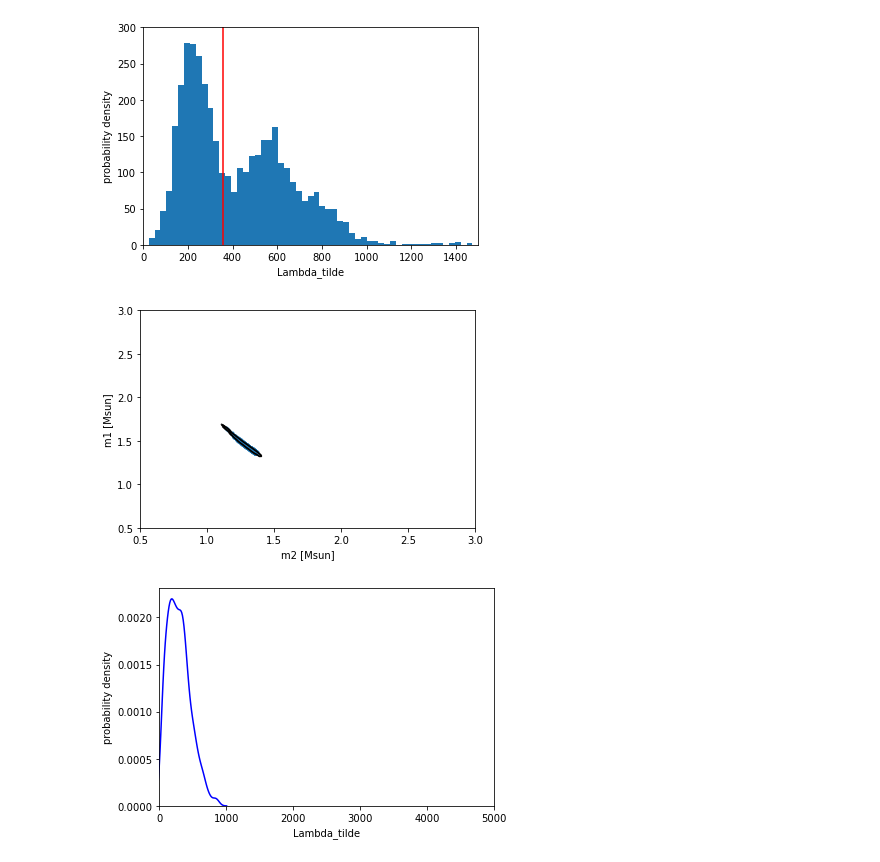
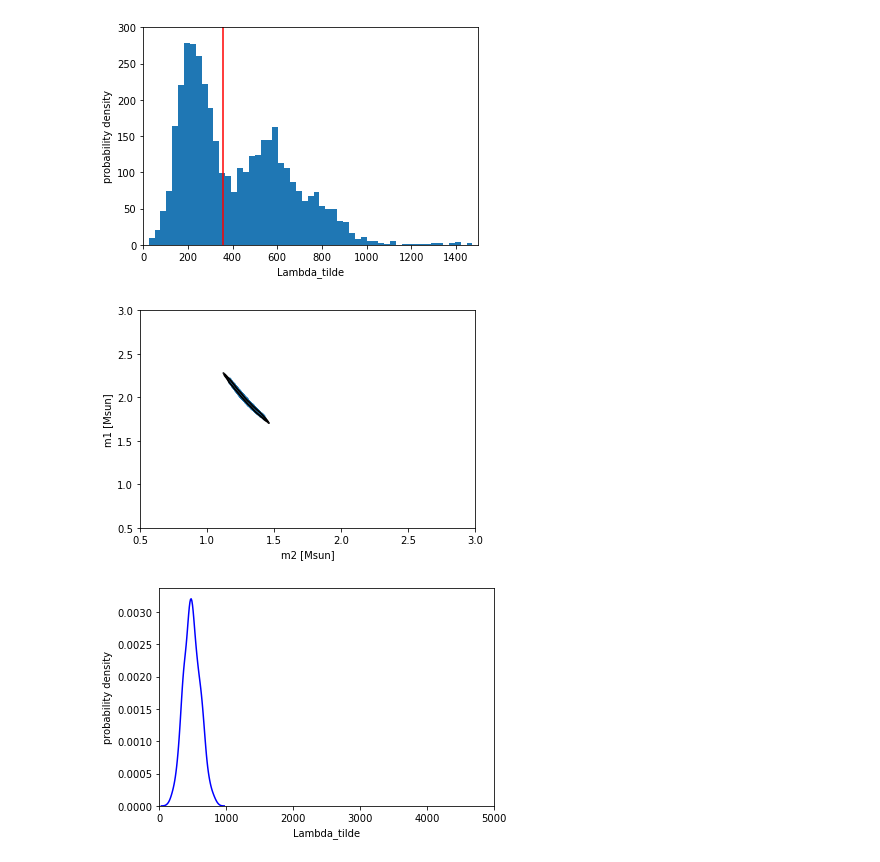
Before and after one commit to landryp/twin-stars, a Jupyter notebook: Simulated_BNS_Samples.ipynb, the cells around one changed output. Saved outputs shown, nothing was run; the diff lists cells and outputs as text; code cells hidden in the pictures.

```diff
--- a/Simulated_BNS_Samples.ipynb
+++ b/Simulated_BNS_Samples.ipynb
@@ -16,9 +16,10 @@ Msol = 1.99e33
 # user input
 
 SCENARIO = '3G' # O4, O5, 3G
-SCENARIOTAG = '' # can add y2, w1, m1 tags to make O5y2 or 3Gw1, 3Gm1
+SCENARIOTAG = 'm1' # can add y2, w1, m1 tags to make O5y2 or 3Gw1, 3Gm1
 
-POPMOD = 'bimod'
+POPMOD = 'unif'
+EOS = 'DBHF3504'
 
 npop = {'O4': 4, 'O5': 17, 'O5y2': 34, '3Gw1': 112, '3Gm1': 485, '3G': 5823}[SCENARIO+SCENARIOTAG] # number of events in population
 nsamps = 1000 # number of samples per event
@@ -196,22 +195,22 @@ outfile.close()
 # %%
 # plot one set of samples to see what they look like
 
-if noise == 0.: bnsdat = np.genfromtxt('./dat/zeronoise_{0}_{1}_BNS_DBHF2010/BNS_0.csv'.format(SCENARIO+SCENARIOTAG,POPMOD),names=True,delimiter=',',dtype=None,encoding=None)
-else: bnsdat = np.genfromtxt('./dat/{0}_{1}_BNS_DBHF2010/BNS_0.csv'.format(SCENARIO+SCENARIOTAG,POPMOD),names=True,delimiter=',',dtype=None,encoding=None)
+if noise == 0.: bnsdat = np.genfromtxt('./dat/zeronoise_{0}_{1}_BNS_{2}/BNS_0.csv'.format(SCENARIO+SCENARIOTAG,POPMOD,EOS),names=True,delimiter=',',dtype=None,encoding=None)
+else: bnsdat = np.genfromtxt('./dat/{0}_{1}_BNS_{2}/BNS_0.csv'.format(SCENARIO+SCENARIOTAG,POPMOD,EOS),names=True,delimiter=',',dtype=None,encoding=None)
 
 sns.kdeplot(bnsdat['m2'],bnsdat['m1'],levels=[0.1,0.5],color='k')
 plt.scatter(bnsdat['m2'],bnsdat['m1'],marker='.')
 plt.xlim(0.5,3.)
 plt.ylim(0.5,3.)
 plt.xlabel('m2 [Msun]')
 plt.ylabel('m1 [Msun]')
 plt.show()
 
 sns.kdeplot(lambdatilde(bnsdat['Lambda1'],bnsdat['Lambda2'],bnsdat['m1'],bnsdat['m2']),color='b')
 plt.xlim(0.,5000.)
 plt.xlabel('Lambda_tilde')
 plt.ylabel('probability density')
 plt.show()
 # %% [output]
-[figure, old version]
+[figure, new version]
-[figure, old version]
+[figure, new version]
```
Also changed, not shown: parts of 2 cells of this notebook.
